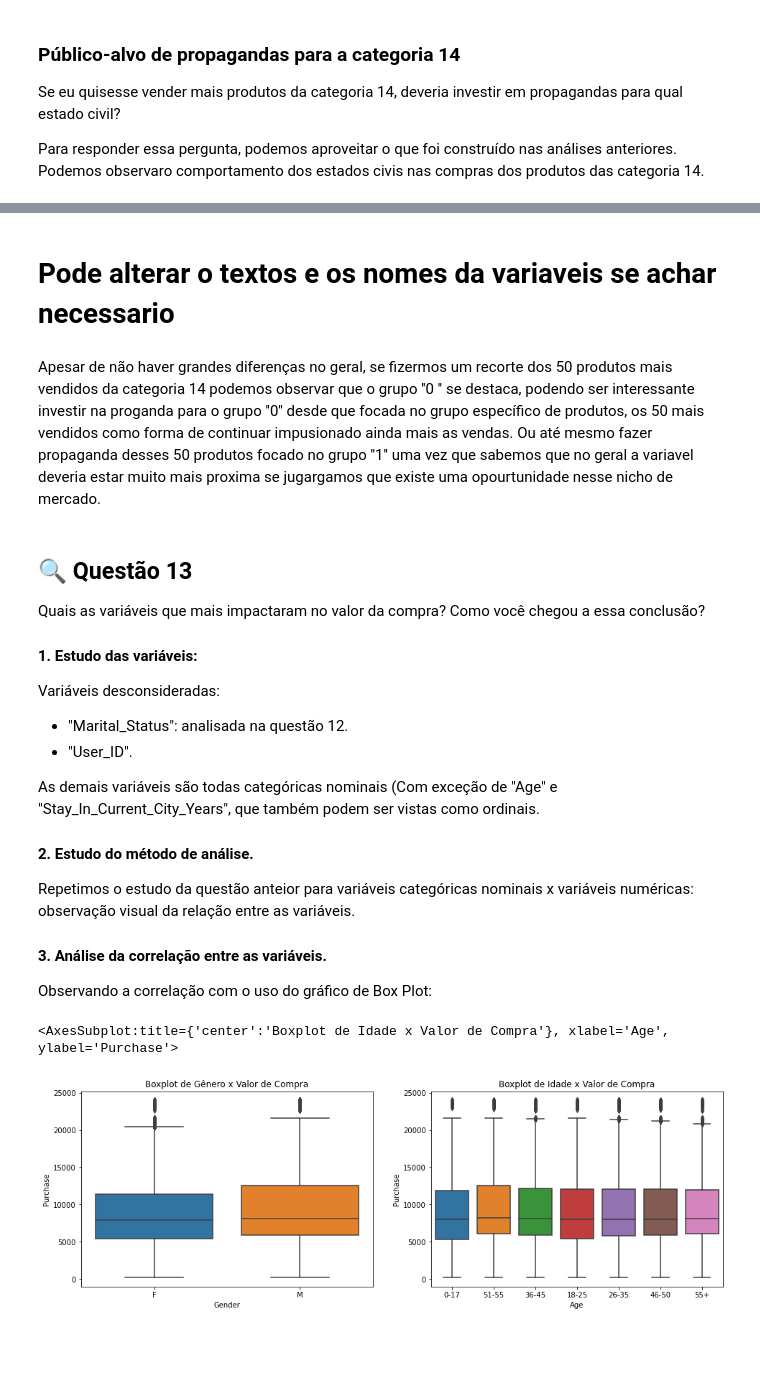
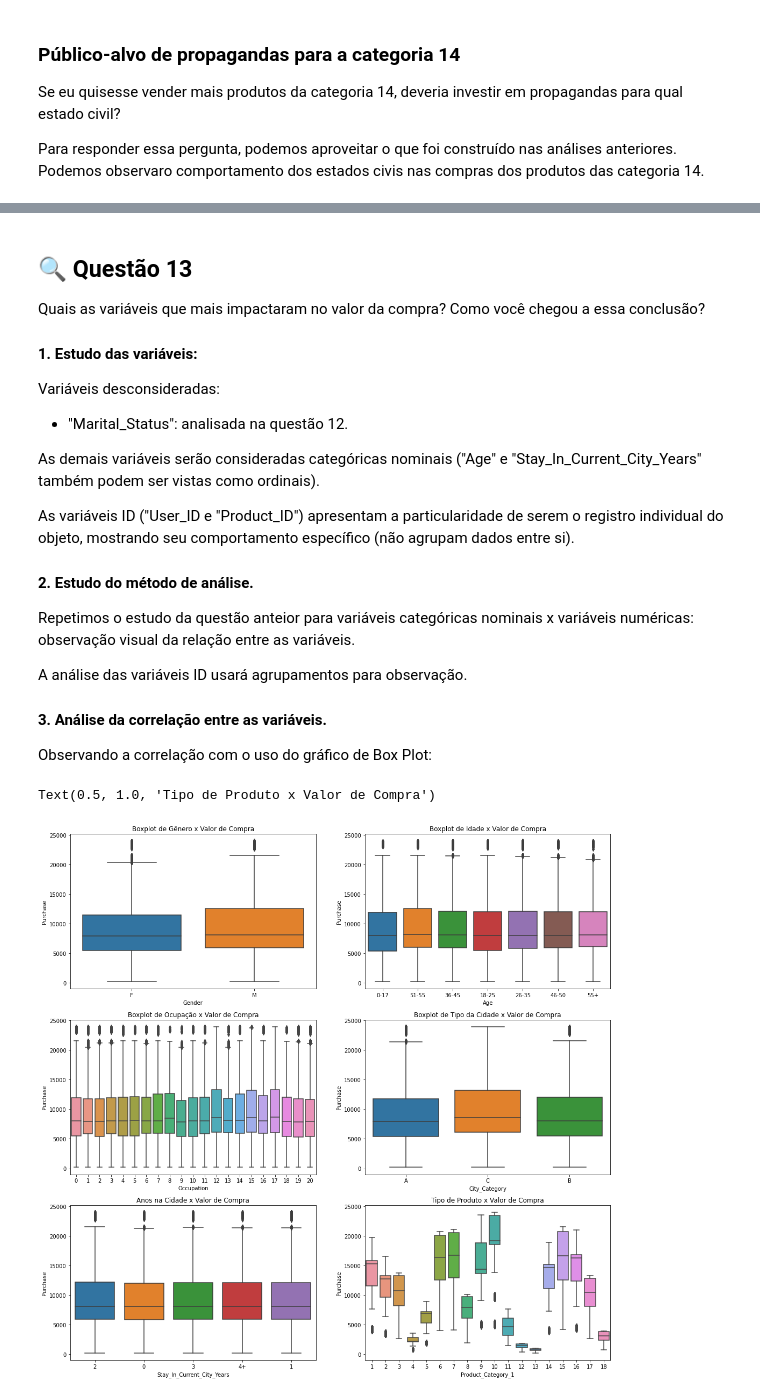
Before and after one commit to VitorJacques/estudo-ecommerce-black-friday, a Jupyter notebook: exploratory-analysis-ecommerce.ipynb, the cells around one changed output, grey strips where cells are left out. Saved outputs shown, nothing was run; the diff lists cells and outputs as text; code cells hidden in the pictures; blank space fills up the shorter version.

```diff
--- a/exploratory-analysis-ecommerce.ipynb
+++ b/exploratory-analysis-ecommerce.ipynb
@@ -223,7 +281,3 @@ Mais questionamentos podem ser considerados para levar a uma decisão final:
 - Quanto custa o clique e atração de cada grupo?
 - Quais são as % conversão de cada grupo no funil de vendas?
 - Como é a retenção de cada grupo?
-# %% [markdown]
-# Pode alterar o textos e os nomes da variaveis se achar necessario
-# %% [markdown]
-Apesar de não haver grandes diferenças no geral, se fizermos um recorte dos 50 produtos mais vendidos da categoria 14 podemos observar que o grupo ''0 '' se destaca, podendo ser interessante investir na proganda para o grupo ''0'' desde que focada no grupo específico de produtos, os 50 mais vendidos como forma de continuar impusionado ainda mais as vendas. Ou até mesmo fazer propaganda desses 50 produtos focado no grupo ''1'' uma vez que sabemos que no geral a variavel deveria estar muito mais proxima se jugargamos que existe uma opourtunidade nesse nicho de mercado.
@@ -255,25 +289,46 @@ Quais as variáveis que mais impactaram no valor da compra? Como você chegou a
 
 Variáveis desconsideradas:
 - "Marital_Status": analisada na questão 12.
-- "User_ID".
 
-As demais variáveis são todas categóricas nominais (Com exceção de "Age" e "Stay_In_Current_City_Years", que também podem ser vistas como ordinais.
+As demais variáveis serão consideradas categóricas nominais ("Age" e "Stay_In_Current_City_Years" também podem ser vistas como ordinais).
+
+As variáveis ID ("User_ID e "Product_ID") apresentam a particularidade de serem o registro individual do objeto, mostrando seu comportamento específico (não agrupam dados entre si).
 
 #### 2. Estudo do método de análise.
 
 Repetimos o estudo da questão anteior para variáveis categóricas nominais x variáveis numéricas: observação visual da relação entre as variáveis.
 
+A análise das variáveis ID usará agrupamentos para observação.
+
 #### 3. Análise da correlação entre as variáveis.
 
 Observando a correlação com o uso do gráfico de Box Plot:
 # %%
-fig, (ax1, ax2) = plt.subplots(ncols=2, figsize=(16,5))
+fig, ((ax1, ax2), (ax3, ax4), (ax5, ax6)) = plt.subplots(nrows=3, ncols=2, figsize=(18,18))
 
+# Variável "Gender"
+sns.boxplot(ax=ax1, x='Gender', y='Purchase', data=df)
 ax1.set_title('Boxplot de Gênero x Valor de Compra')
-sns.boxplot(ax=ax1, x='Gender', y='Purchase', data=df)
 
+# Variável "Age"
+sns.boxplot(ax=ax2, x='Age', y='Purchase', data=df)
 ax2.set_title('Boxplot de Idade x Valor de Compra')
-sns.boxplot(ax=ax2, x='Age', y='Purchase', data=df)
+
+# Variável "Occupation"
+sns.boxplot(ax=ax3, x='Occupation', y='Purchase', data=df)
+ax3.set_title('Boxplot de Ocupação x Valor de Compra')
+
+# Variável "City_Category"
+sns.boxplot(ax=ax4, x='City_Category', y='Purchase', data=df)
+ax4.set_title('Boxplot de Tipo da Cidade x Valor de Compra')
+
+# Variável "Stay_In_Current_City_Years"
+sns.boxplot(ax=ax5, x='Stay_In_Current_City_Years', y='Purchase', data=df)
+ax5.set_title('Anos na Cidade x Valor de Compra')
+
+# Variável "Product_Category_1"
+sns.boxplot(ax=ax6, x='Product_Category_1', y='Purchase', data=df)
+ax6.set_title('Tipo de Produto x Valor de Compra')
 # %% [output]
-<AxesSubplot:title={'center':'Boxplot de Idade x Valor de Compra'}, xlabel='Age', ylabel='Purchase'>
+Text(0.5, 1.0, 'Tipo de Produto x Valor de Compra')
-[figure, old version]
+[figure, new version]
```
Also changed, not shown: parts of 33 cells of this notebook.
